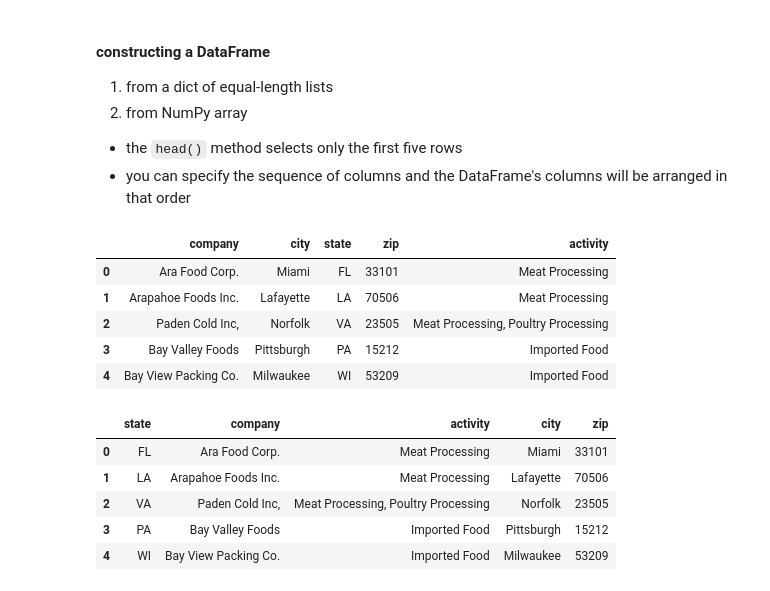
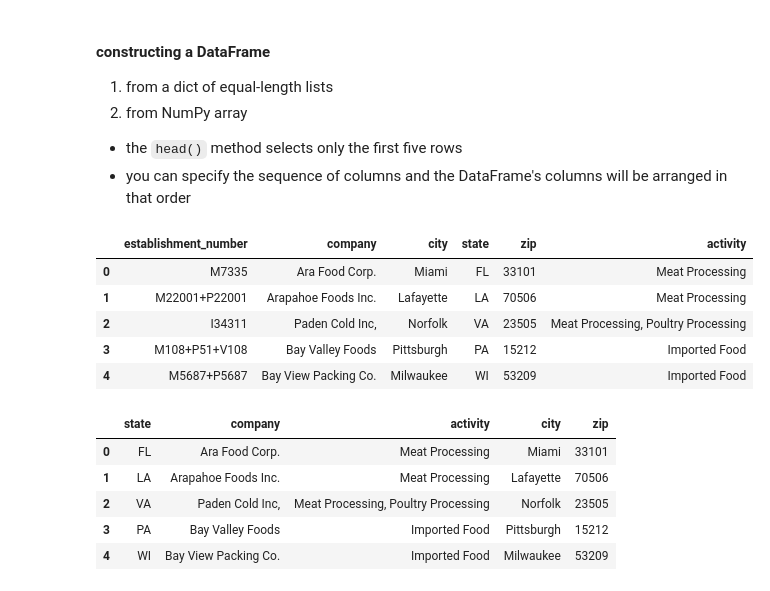
Before and after one commit to GichukiEdwin/Data-Analysis-Notebook, a Jupyter notebook: Py_For_Data_Analysis.ipynb, the cells around one changed output. Saved outputs shown, nothing was run; the diff lists cells and outputs as text; code cells hidden in the pictures.

```diff
--- a/Py_For_Data_Analysis.ipynb
+++ b/Py_For_Data_Analysis.ipynb
@@ -154,16 +151,16 @@ dtype: int64
 + you can specify the sequence of columns and the DataFrame's columns will be arranged in that order
 # %%
 # creating a dataframe from a dictionary
-establishment={'company':['Ara Food Corp.','Arapahoe Foods Inc.','Paden Cold Inc,','Bay Valley Foods','Bay View Packing Co.'], 'city':['Miami','Lafayette','Norfolk','Pittsburgh','Milwaukee'], 'state':['FL','LA','VA','PA','WI'],'zip':['33101','70506','23505','15212','53209'],'activity':['Meat Processing','Meat Processing','Meat Processing, Poultry Processing','Imported Food','Imported Food']}
+establishment={'establishment_number':['M7335','M22001+P22001','I34311','M108+P51+V108','M5687+P5687'],'company':['Ara Food Corp.','Arapahoe Foods Inc.','Paden Cold Inc,','Bay Valley Foods','Bay View Packing Co.'], 'city':['Miami','Lafayette','Norfolk','Pittsburgh','Milwaukee'], 'state':['FL','LA','VA','PA','WI'],'zip':['33101','70506','23505','15212','53209'],'activity':['Meat Processing','Meat Processing','Meat Processing, Poultry Processing','Imported Food','Imported Food']}
 df=pd.DataFrame(establishment)
 df.head()
 # %% [output]
-|  | company | city | state | zip | activity |
-| 0 | Ara Food Corp. | Miami | FL | 33101 | Meat Processing |
-| 1 | Arapahoe Foods Inc. | Lafayette | LA | 70506 | Meat Processing |
-| 2 | Paden Cold Inc, | Norfolk | VA | 23505 | Meat Processing, Poultry Processing |
-| 3 | Bay Valley Foods | Pittsburgh | PA | 15212 | Imported Food |
-| 4 | Bay View Packing Co. | Milwaukee | WI | 53209 | Imported Food |
+|  | establishment_number | company | city | state | zip | activity |
+| 0 | M7335 | Ara Food Corp. | Miami | FL | 33101 | Meat Processing |
+| 1 | M22001+P22001 | Arapahoe Foods Inc. | Lafayette | LA | 70506 | Meat Processing |
+| 2 | I34311 | Paden Cold Inc, | Norfolk | VA | 23505 | Meat Processing, Poultry Processing |
+| 3 | M108+P51+V108 | Bay Valley Foods | Pittsburgh | PA | 15212 | Imported Food |
+| 4 | M5687+P5687 | Bay View Packing Co. | Milwaukee | WI | 53209 | Imported Food |
 # %%
 # specifying a sequence of columns
 df_one=pd.DataFrame(establishment, columns=['state','company','activity','city','zip'])
```
Also changed, not shown: parts of 24 cells of this notebook, 1 other file.
